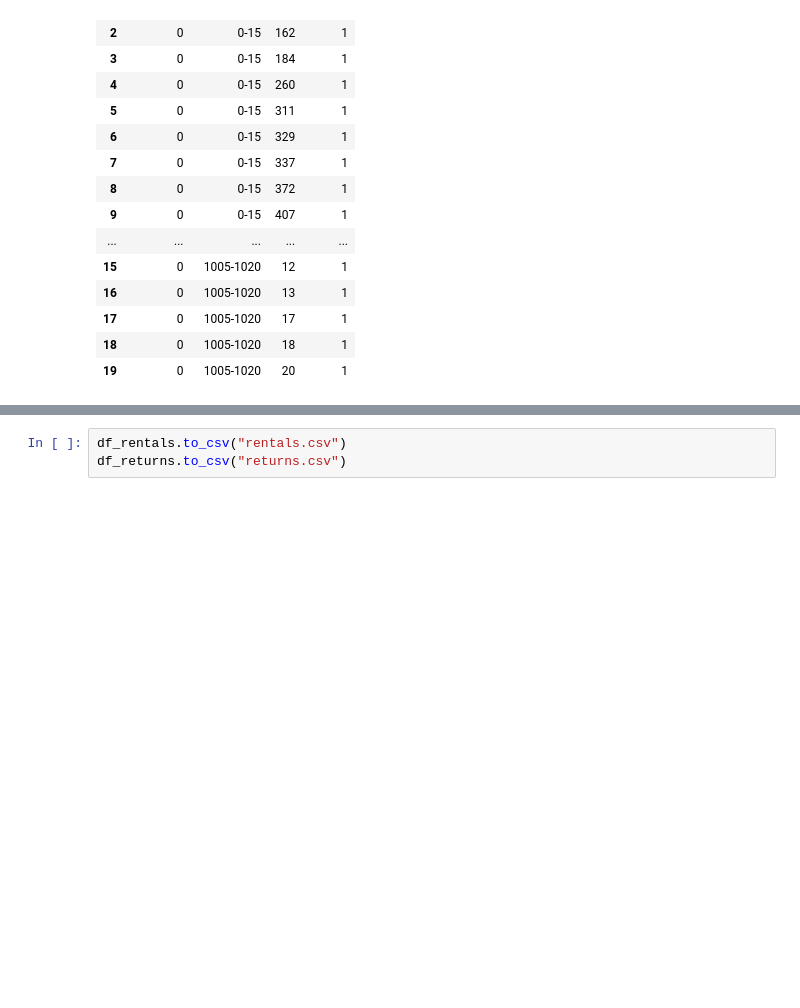
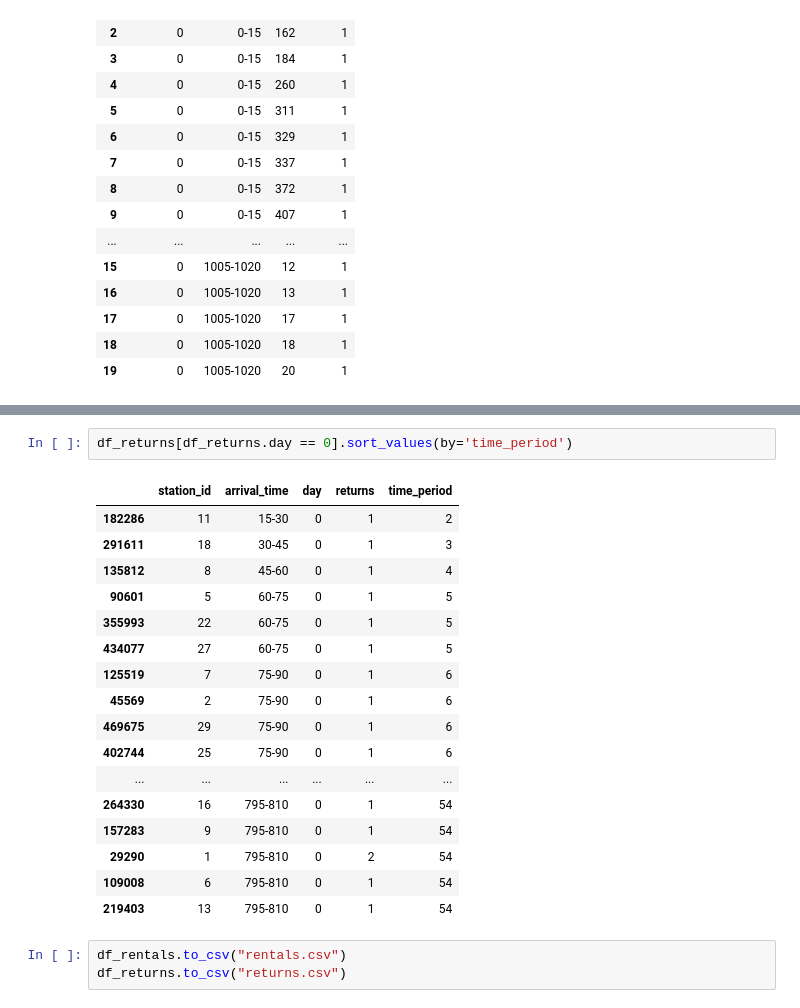
Before and after one commit to clyman23/urban-opt-final, a Jupyter notebook: input_data_bikes_urban_opt.ipynb, the cells around one changed output, grey strips where cells are left out. Drawn from its saved outputs; the diff is of its cells as text; blank space fills up the shorter version.

```diff
--- a/input_data_bikes_urban_opt.ipynb
+++ b/input_data_bikes_urban_opt.ipynb
@@ -349,3 +363,23 @@ df_rentals
+# %%
+df_returns[df_returns.day == 0].sort_values(by='time_period')
+# %% [output]
+|  | station_id | arrival_time | day | returns | time_period |
+| 182286 | 11 | 15-30 | 0 | 1 | 2 |
+| 291611 | 18 | 30-45 | 0 | 1 | 3 |
+| 135812 | 8 | 45-60 | 0 | 1 | 4 |
+| 90601 | 5 | 60-75 | 0 | 1 | 5 |
+| 355993 | 22 | 60-75 | 0 | 1 | 5 |
+| 434077 | 27 | 60-75 | 0 | 1 | 5 |
+| 125519 | 7 | 75-90 | 0 | 1 | 6 |
+| 45569 | 2 | 75-90 | 0 | 1 | 6 |
+| 469675 | 29 | 75-90 | 0 | 1 | 6 |
+| 402744 | 25 | 75-90 | 0 | 1 | 6 |
+| ... | ... | ... | ... | ... | ... |
+| 264330 | 16 | 795-810 | 0 | 1 | 54 |
+| 157283 | 9 | 795-810 | 0 | 1 | 54 |
+| 29290 | 1 | 795-810 | 0 | 2 | 54 |
+| 109008 | 6 | 795-810 | 0 | 1 | 54 |
+| 219403 | 13 | 795-810 | 0 | 1 | 54 |
 # %%
 df_rentals.to_csv("rentals.csv")
 df_returns.to_csv("returns.csv")
```
Also changed, not shown: parts of 19 cells of this notebook.
